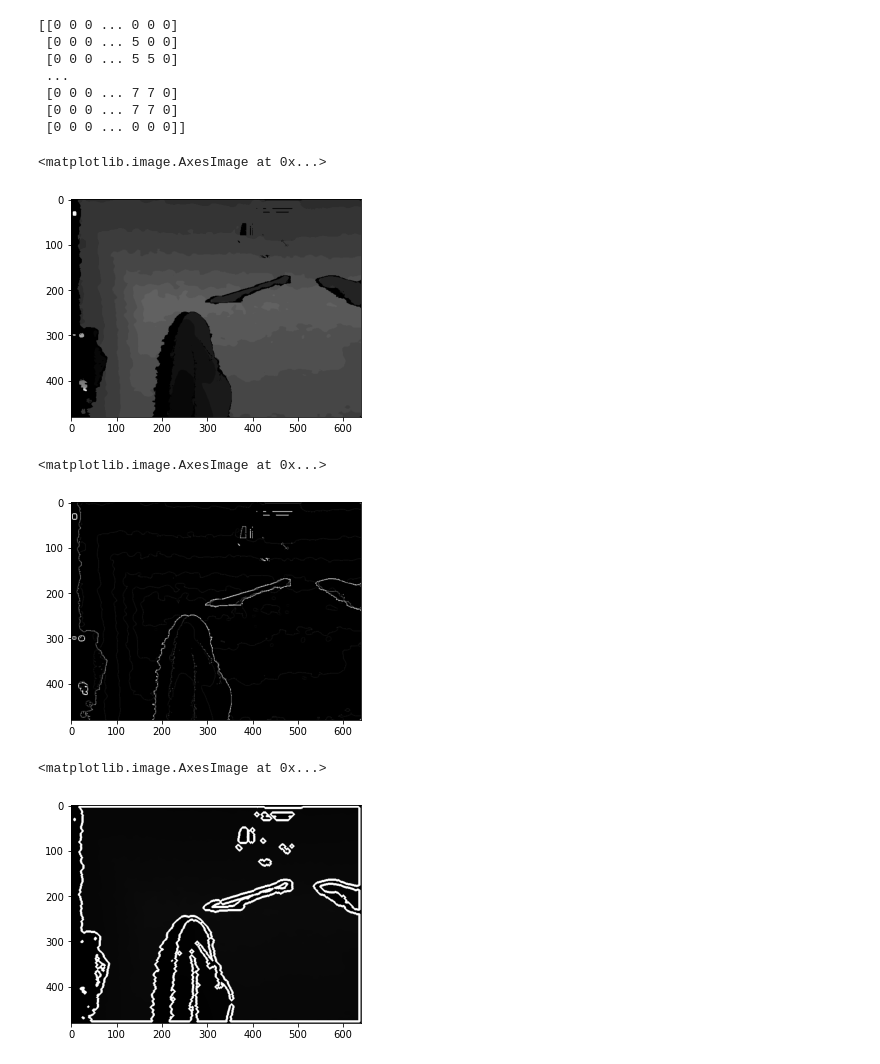
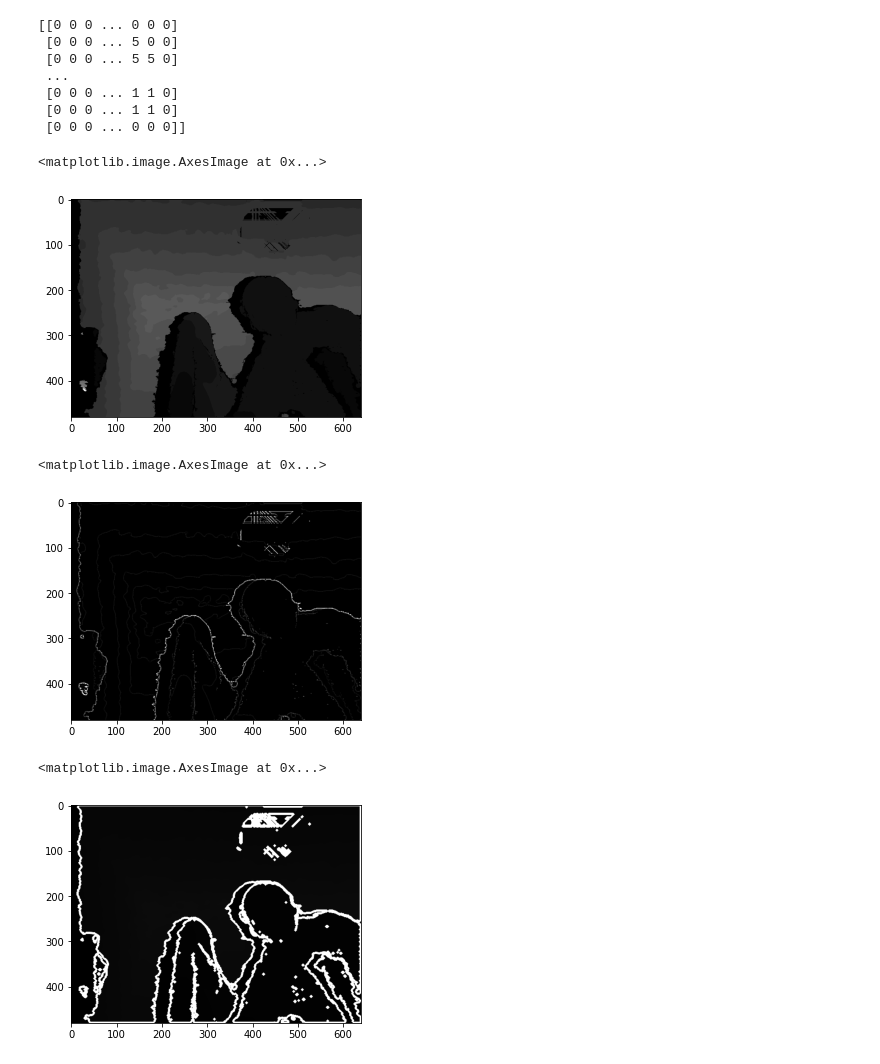
Before and after one commit to KokiYamane/3d_detection_test, a Jupyter notebook: opencv_test.ipynb, the cells around one changed output. Saved outputs shown, nothing was run; the diff lists cells and outputs as text; code cells hidden in the pictures.

```diff
--- a/opencv_test.ipynb
+++ b/opencv_test.ipynb
@@ -3,34 +3,33 @@ import cv2
 import matplotlib.pyplot as plt
 import numpy as np
 # %%
-# image_depth = cv2.imread('data/20201219_224429/depth/depth000000000200.png', 0)
-# image_depth = cv2.imread('data/20201219_224429/color/color000000000200.png', 0)
-image_depth = cv2.imread('data/20201219_073658/depth/depth023307409300.png', 0)
+# image_depth = cv2.imread('data/20201219_073658/depth/depth023307409300.png', 0)
+image_depth = cv2.imread('data/20201219_073658/depth/depth000023966100.png', 0)
 print(image_depth)
 plt.imshow(image_depth, cmap='gray')
 # %% [output]
 [[0 0 0 ... 0 0 0]
  [0 0 0 ... 5 0 0]
  [0 0 0 ... 5 5 0]
  ...
- [0 0 0 ... 7 7 0]
- [0 0 0 ... 7 7 0]
+ [0 0 0 ... 1 1 0]
+ [0 0 0 ... 1 1 0]
  [0 0 0 ... 0 0 0]]
 <matplotlib.image.AxesImage at 0x...>
-[figure, old version]
+[figure, new version]
 # %%
 laplacian = cv2.Laplacian(image_depth, cv2.CV_8U, ksize=5)
 plt.imshow(laplacian, cmap='gray')
 # %% [output]
 <matplotlib.image.AxesImage at 0x...>
-[figure, old version]
+[figure, new version]
 # %%
 contours, hierarchy = cv2.findContours(image_depth, cv2.RETR_LIST, cv2.CHAIN_APPROX_NONE)
 img = cv2.drawContours(image_depth, contours, -1, (255,255,255), 3)
 plt.imshow(img, cmap='gray')
 # %% [output]
 <matplotlib.image.AxesImage at 0x...>
-[figure, old version]
+[figure, new version]
 # %%
 # detect green area
 # _thres, img_green = cv2.threshold(img_Lab_a, 110, 255, cv2.THRESH_BINARY_INV)
```
Also changed, not shown: parts of 14 cells of this notebook, 3 other files.
